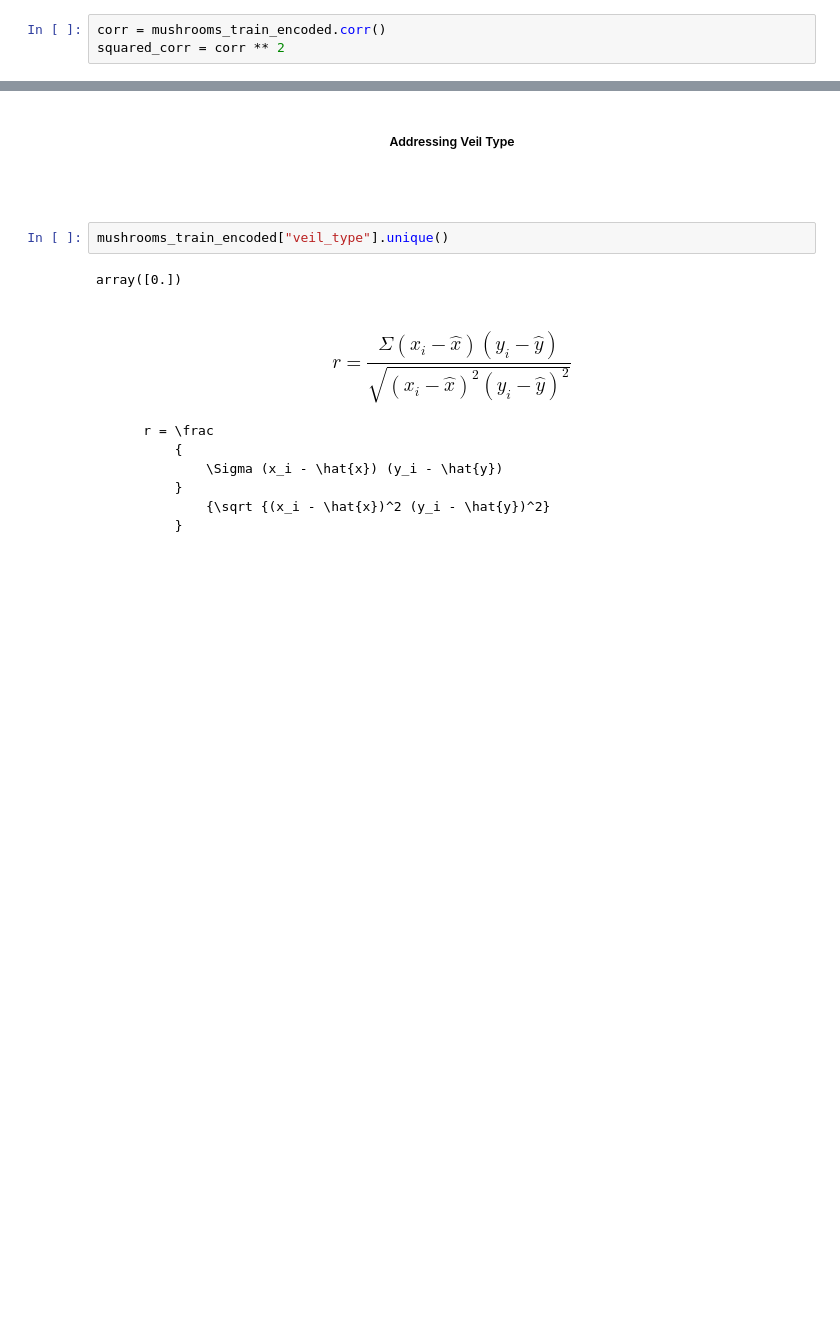
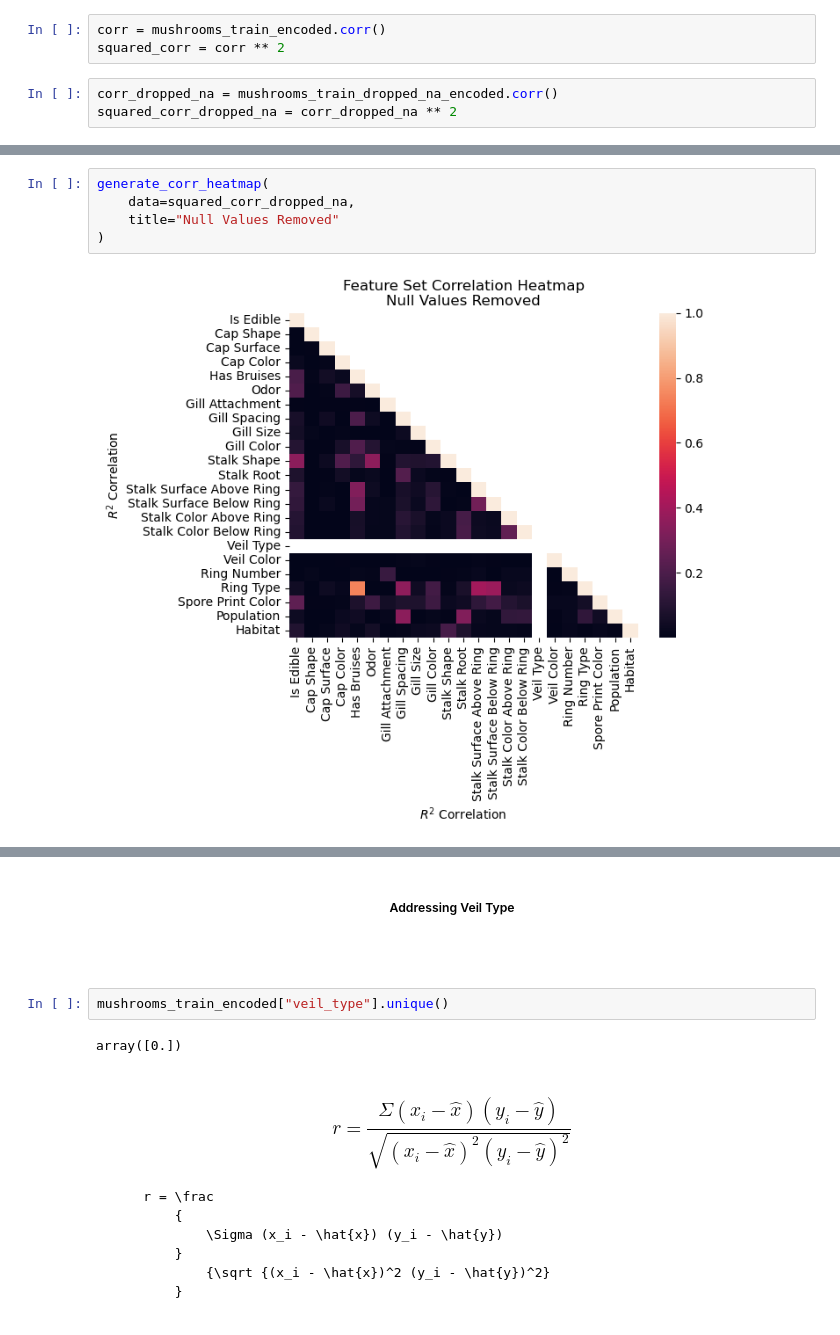
Before and after one commit to MondeAnna/posinous-mushrooms, a Jupyter notebook: notebook/mushrooms.ipynb, the cells around one changed output, grey strips where cells are left out. Drawn from its saved outputs; the diff is of its cells as text; blank space fills up the shorter version.

```diff
--- a/notebook/mushrooms.ipynb
+++ b/notebook/mushrooms.ipynb
@@ -382,3 +421,6 @@ def generate_series_corr_heatmap(data, vmax):
 # %%
 corr = mushrooms_train_encoded.corr()
 squared_corr = corr ** 2
+# %%
+corr_dropped_na = mushrooms_train_dropped_na_encoded.corr()
+squared_corr_dropped_na = corr_dropped_na ** 2
@@ -389,3 +448,10 @@ generate_corr_heatmap(data=squared_corr)
+# %%
+generate_corr_heatmap(
+    data=squared_corr_dropped_na,
+    title="Null Values Removed"
+)
+# %% [output]
+[figure, added]
 # %% [markdown]
 <br />
 
```
Also changed, not shown: parts of 25 cells of this notebook.
